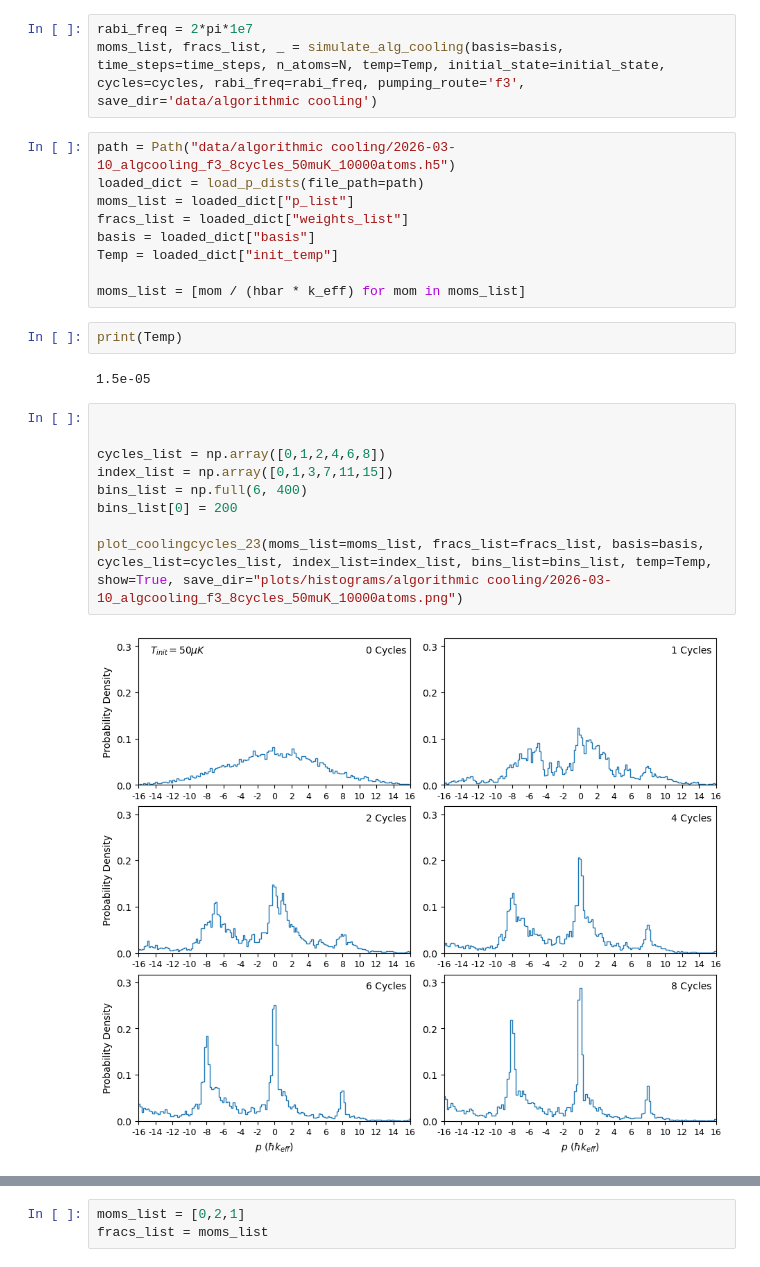
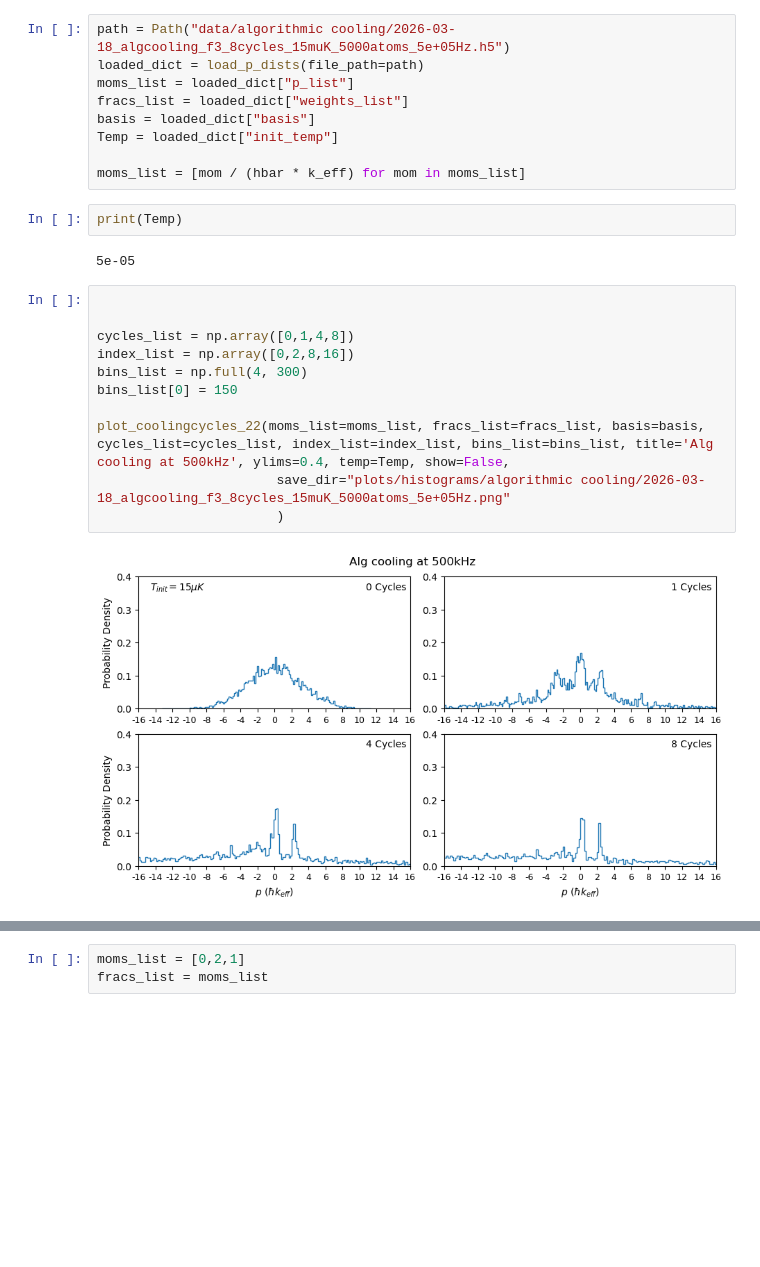
Before and after one commit to tr2g20/simulations, a Jupyter notebook: alg_cooling_2.ipynb, the cells around one changed output, grey strips where cells are left out. Saved outputs shown, nothing was run; the diff lists cells and outputs as text; blank space fills up the shorter version.

Commit message:
backup of files, and some updates to plotting functions

```diff
--- a/alg_cooling_2.ipynb
+++ b/alg_cooling_2.ipynb
@@ -41,8 +36,5 @@ moms_list, fracs_list, _ = simulate_alg_cooling(basis=basis, time_steps=time_ste
-# %%
-rabi_freq = 2*pi*1e7
-moms_list, fracs_list, _ = simulate_alg_cooling(basis=basis, time_steps=time_steps, n_atoms=N, temp=Temp, initial_state=initial_state, cycles=cycles, rabi_freq=rabi_freq, pumping_route='f3', save_dir='data/algorithmic cooling')
 # %%
-path = Path("data/algorithmic cooling/2026-03-10_algcooling_f3_8cycles_50muK_10000atoms.h5")
+path = Path("data/algorithmic cooling/2026-03-18_algcooling_f3_8cycles_15muK_5000atoms_5e+05Hz.h5")
 loaded_dict = load_p_dists(file_path=path)
 moms_list = loaded_dict["p_list"]
 fracs_list = loaded_dict["weights_list"]
@@ -53,18 +45,20 @@ moms_list = [mom / (hbar * k_eff) for mom in moms_list]
 # %%
 print(Temp)
 # %% [output]
-1.5e-05
+5e-05
 # %%
 
 
-cycles_list = np.array([0,1,2,4,6,8])
-index_list = np.array([0,1,3,7,11,15])
-bins_list = np.full(6, 400)
-bins_list[0] = 200
+cycles_list = np.array([0,1,4,8])
+index_list = np.array([0,2,8,16])
+bins_list = np.full(4, 300)
+bins_list[0] = 150
 
-plot_coolingcycles_23(moms_list=moms_list, fracs_list=fracs_list, basis=basis, cycles_list=cycles_list, index_list=index_list, bins_list=bins_list, temp=Temp, show=True, save_dir="plots/histograms/algorithmic cooling/2026-03-10_algcooling_f3_8cycles_50muK_10000atoms.png")
+plot_coolingcycles_22(moms_list=moms_list, fracs_list=fracs_list, basis=basis, cycles_list=cycles_list, index_list=index_list, bins_list=bins_list, title='Alg cooling at 500kHz', ylims=0.4, temp=Temp, show=False,
+                       save_dir="plots/histograms/algorithmic cooling/2026-03-18_algcooling_f3_8cycles_15muK_5000atoms_5e+05Hz.png"
+                       )
 # %% [output]
-[figure, old version]
+[figure, new version]
 # %%
 fig1, axes = plt.subplots(2,2, figsize=(9, 7.5), layout= 'constrained')
 axes = axes.flatten()
```
Also changed, not shown: parts of 6 cells of this notebook, 40 other files.
